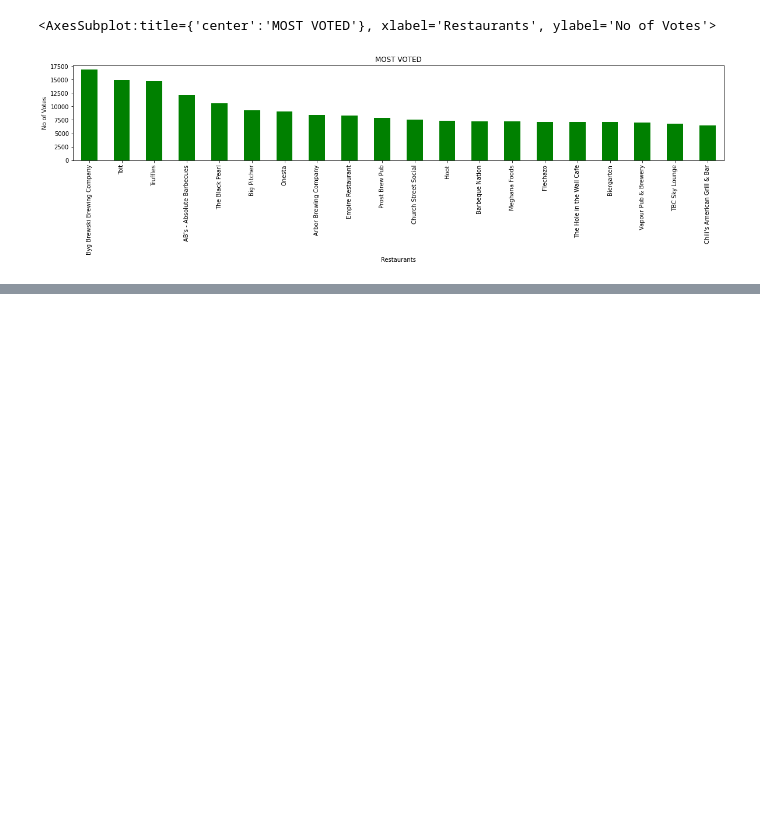
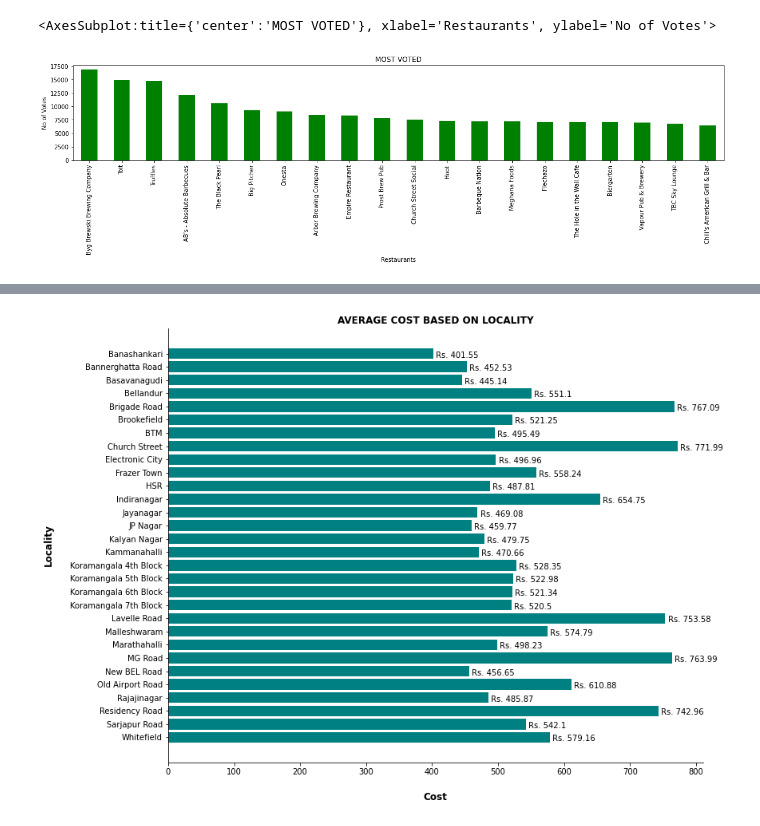
Before and after one commit to Rajdeep2121/Data-Analytics-Project, a Jupyter notebook: project.ipynb, the cells around one changed output, grey strips where cells are left out. Drawn from its saved outputs; the diff is of its cells as text; code cells hidden in the pictures; blank space fills up the shorter version.

Commit message:
added avg cost for localities

```diff
--- a/project.ipynb
+++ b/project.ipynb
@@ -128,7 +128,7 @@ class CleanData:
 #Moreover two columns - phone number and dish liked are not possible to fill
 #We also do not require URL and listed_in(type)
 #Hence we shall remove these two columns entirely as they are not important to the analysis
-df = pd.read_csv('zomato_cleaned.csv')
+df = pd.read_csv('zomato.csv')
 # print(df.isna().sum())
 #Let us consider a set of types we shall allow in the above
 #The following are what we shall consider
@@ -243,3 +243,26 @@ fig.update_layout(
 )
 
 fig.show()
+# %%
+# Cleaning the price row
+
+try:
+    df['approx_cost(for two people)'] = df['approx_cost(for two people)'].str.replace(',','')
+    df['approx_cost(for two people)'] = pd.to_numeric(df['approx_cost(for two people)'])
+except:
+    pass
+# %%
+# finding average cost of dining in different localities
+
+locDf = df
+locations = locDf['listed_in(city)'].unique()
+avgPriceDic = dict()
+
+for i in locations:
+    tempDf = locDf[locDf['listed_in(city)']==i]
+    priceMean = tempDf['approx_cost(for two people)'].mean()
+    priceMean = float(priceMean)
+    avgPriceDic[i] = priceMean
+
+costDF = pd.DataFrame({'locality': list(avgPriceDic.keys()), 'cost': list(avgPriceDic.values())}, columns=['locality', 'cost'])
+costDF
@@ -245,0 +287,20 @@ fig.show()
+# %%
+keys = list(avgPriceDic.keys())
+values = list(avgPriceDic.values())
+
+fig, ax = plt.subplots(figsize =(12, 10))
+ax.barh(keys, values, color='teal')
+
+for s in ['top', 'right']:
+    ax.spines[s].set_visible(False)
+
+ax.invert_yaxis()
+for i in ax.patches:
+    plt.text(i.get_width()+0.1, i.get_y()+0.7, ' Rs. '+str(round((i.get_width()), 2)), fontsize = 10, color ='black')
+
+ax.set_title('AVERAGE COST BASED ON LOCALITY',loc ='center', fontweight='bold')
+ax.set_ylabel("Locality", labelpad=20, weight='bold', size=12)
+ax.set_xlabel("Cost", labelpad=20, weight='bold', size=12)
+plt.show()
+# %% [output]
+[figure, added]
```
Also changed, not shown: parts of 1 cell of this notebook.
